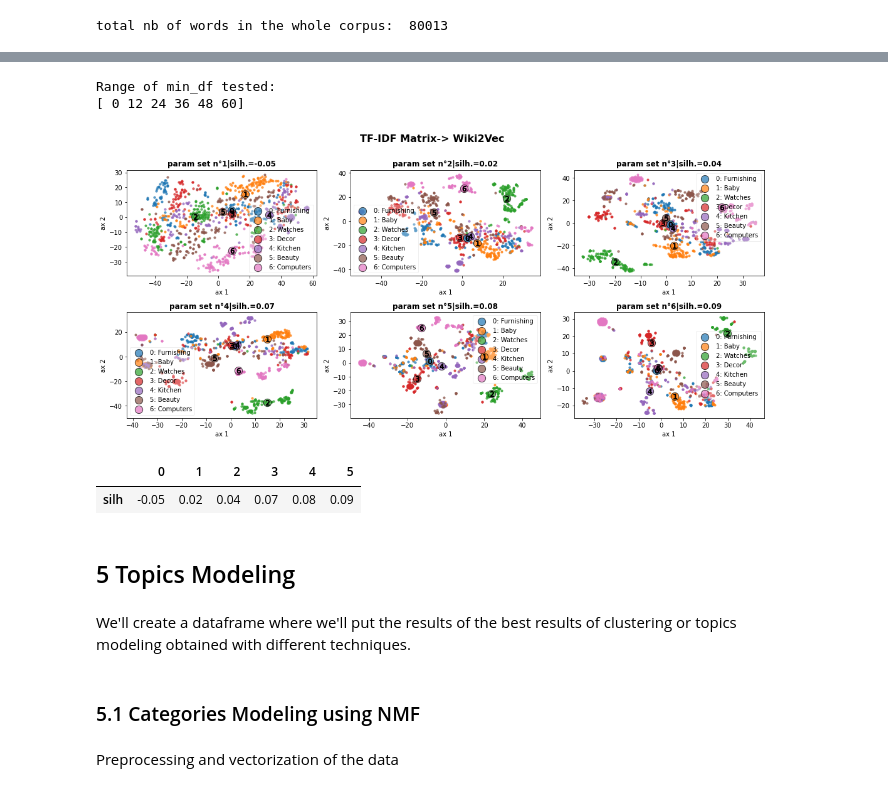
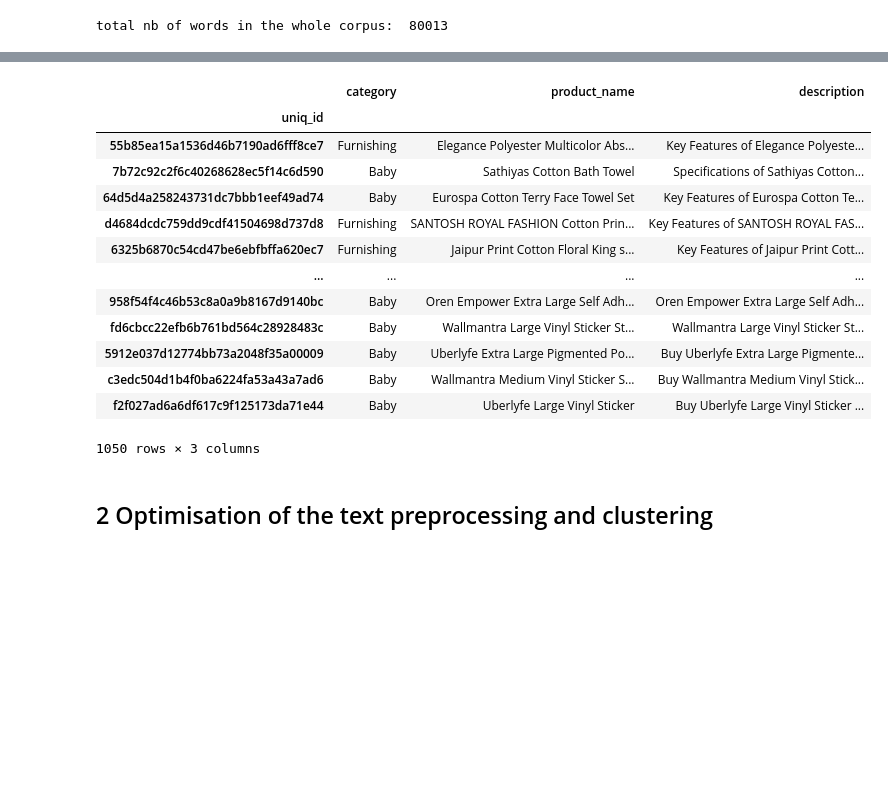
Before and after one commit to SmellyArmure/OC_DS_Project6, a Jupyter notebook: NOTEBOOK/P6_Cleaning_NLP.ipynb, the cells around one changed output, grey strips where cells are left out. Cells and saved outputs as stored; diff of their text form; code cells hidden in the pictures; blank space fills up the shorter version.

```diff
--- a/NOTEBOOK/P6_Cleaning_NLP.ipynb
+++ b/NOTEBOOK/P6_Cleaning_NLP.ipynb
@@ -463,10 +252,0 @@ def tokenize_clean(document, stopwords=None, stemmer=None):
-# %%
-from nltk.stem.snowball import EnglishStemmer
-stemmer = EnglishStemmer()
-df_desc_cat['desc_token'] = \
-    df_desc_cat['description'].apply(lambda x: tokenize_clean(x,
-                                                              stopwords=sw,
-                                                              stemmer=stemmer))
-# %%
-df_desc_cat['desc_token_joined'] = \
-    df_desc_cat['desc_token'].apply(lambda x: ' '.join(x))
@@ -861,37 +253,22 @@ Range of min_df tested:
-# %%
-####### BOW->W2V: min_df#######
-ser_categories = pd.Series(df_desc_cat['category'].values,
-                           index=df_desc_cat.index,
-                           name='Clust')
-
-# Generates a list of parameters dictionaries
-min_df_range = (np.linspace(0,60,6)).astype('int')
-params = []
-for min_df in min_df_range:
-    params.append({'vec_params': {'min_df': min_df, 'stop_words': sw},
-                   'tfidf_on': True})
-
-print(f"Range of min_df tested:\n{min_df_range}")
-df_scores = plot_grid_proj_params(df_desc_cat['description'],
-                                  ser_categories,
-                                  params, n_rows=2,
-                                  figsize=(15,7),
-                                  w2v=wiki2vec,
-                                  title='TF-IDF Matrix-> Wiki2Vec')
-
-display(df_scores.T)
-# %% [output]
-Range of min_df tested:
-[ 0 12 24 36 48 60]
-[figure, removed]
-|  | 0 | 1 | 2 | 3 | 4 | 5 |
-| silh | -0.05 | 0.02 | 0.04 | 0.07 | 0.08 | 0.09 |
-# %% [markdown]
-## 5 Topics Modeling
-# %% [markdown]
-We'll create a dataframe where we'll put the results of the best results of clustering or topics modeling obtained with different techniques.
+# %%
+df_desc_cat
+# %% [output]
+|  | category | product_name | description |
+| uniq_id |  |  |  |
+| 55b85ea15a1536d46b7190ad6fff8ce7 | Furnishing | Elegance Polyester Multicolor Abs... | Key Features of Elegance Polyeste... |
+| 7b72c92c2f6c40268628ec5f14c6d590 | Baby | Sathiyas Cotton Bath Towel | Specifications of Sathiyas Cotton... |
+| 64d5d4a258243731dc7bbb1eef49ad74 | Baby | Eurospa Cotton Terry Face Towel Set | Key Features of Eurospa Cotton Te... |
+| d4684dcdc759dd9cdf41504698d737d8 | Furnishing | SANTOSH ROYAL FASHION Cotton Prin... | Key Features of SANTOSH ROYAL FAS... |
+| 6325b6870c54cd47be6ebfbffa620ec7 | Furnishing | Jaipur Print Cotton Floral King s... | Key Features of Jaipur Print Cott... |
+| ... | ... | ... | ... |
+| 958f54f4c46b53c8a0a9b8167d9140bc | Baby | Oren Empower Extra Large Self Adh... | Oren Empower Extra Large Self Adh... |
+| fd6cbcc22efb6b761bd564c28928483c | Baby | Wallmantra Large Vinyl Sticker St... | Wallmantra Large Vinyl Sticker St... |
+| 5912e037d12774bb73a2048f35a00009 | Baby | Uberlyfe Extra Large Pigmented Po... | Buy Uberlyfe Extra Large Pigmente... |
+| c3edc504d1b4f0ba6224fa53a43a7ad6 | Baby | Wallmantra Medium Vinyl Sticker S... | Buy Wallmantra Medium Vinyl Stick... |
+| f2f027ad6a6df617c9f125173da71e44 | Baby | Uberlyfe Large Vinyl Sticker | Buy Uberlyfe Large Vinyl Sticker ... |
+1050 rows × 3 columns
+# %% [markdown]
+## 2 Optimisation of the text preprocessing and clustering
 # %%
 df_res_clust = pd.DataFrame()
 df_res_clust['categories'] = df_desc_cat['category']
-# %% [markdown]
-### 5.1 Categories Modeling using NMF
@@ -904,2 +274,0 @@ nmf = NMF(init="nndsvd",
-# %% [markdown]
-Preprocessing and vectorization of the data
```
Also changed, not shown: parts of 129 cells of this notebook, 4 other files.
